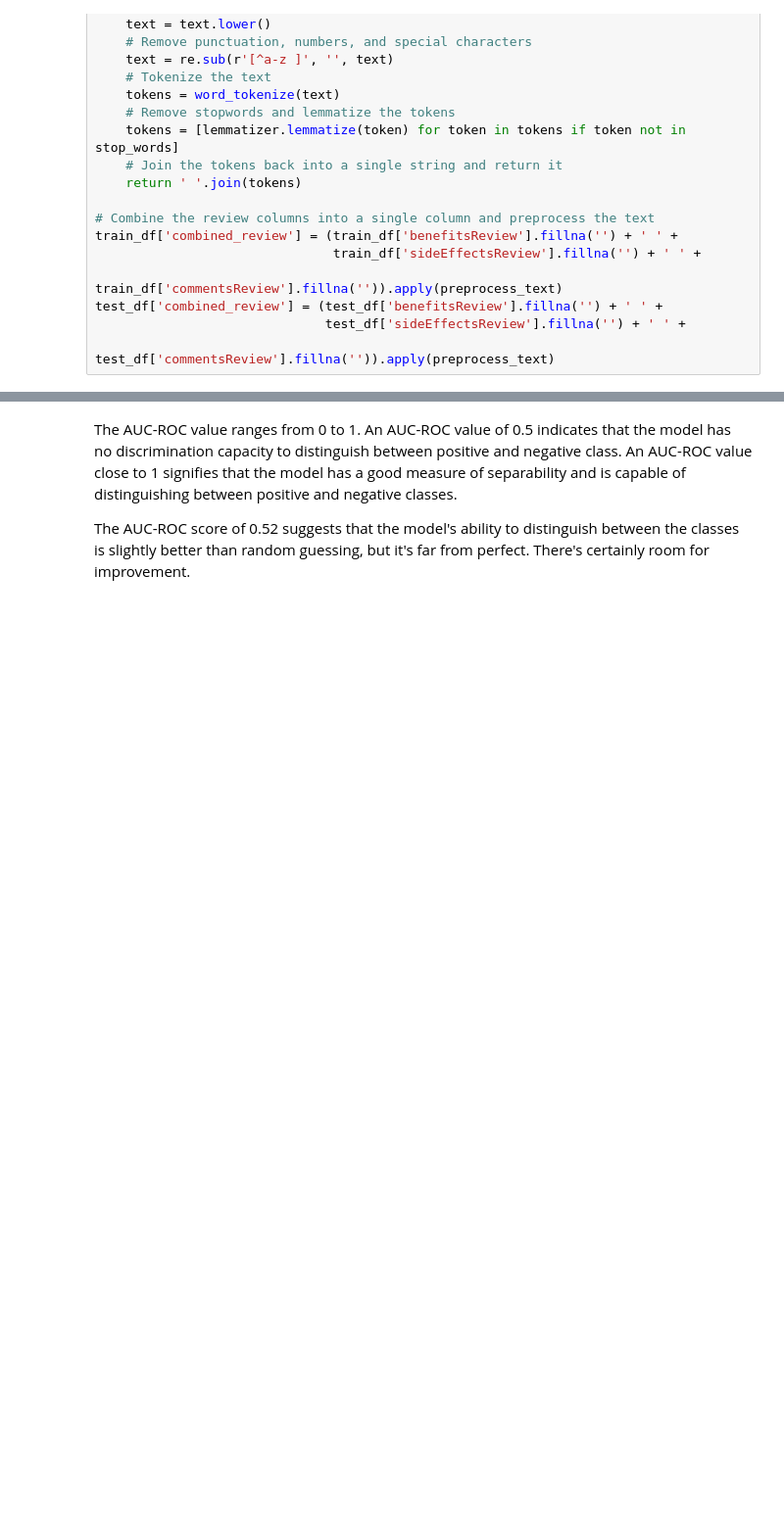
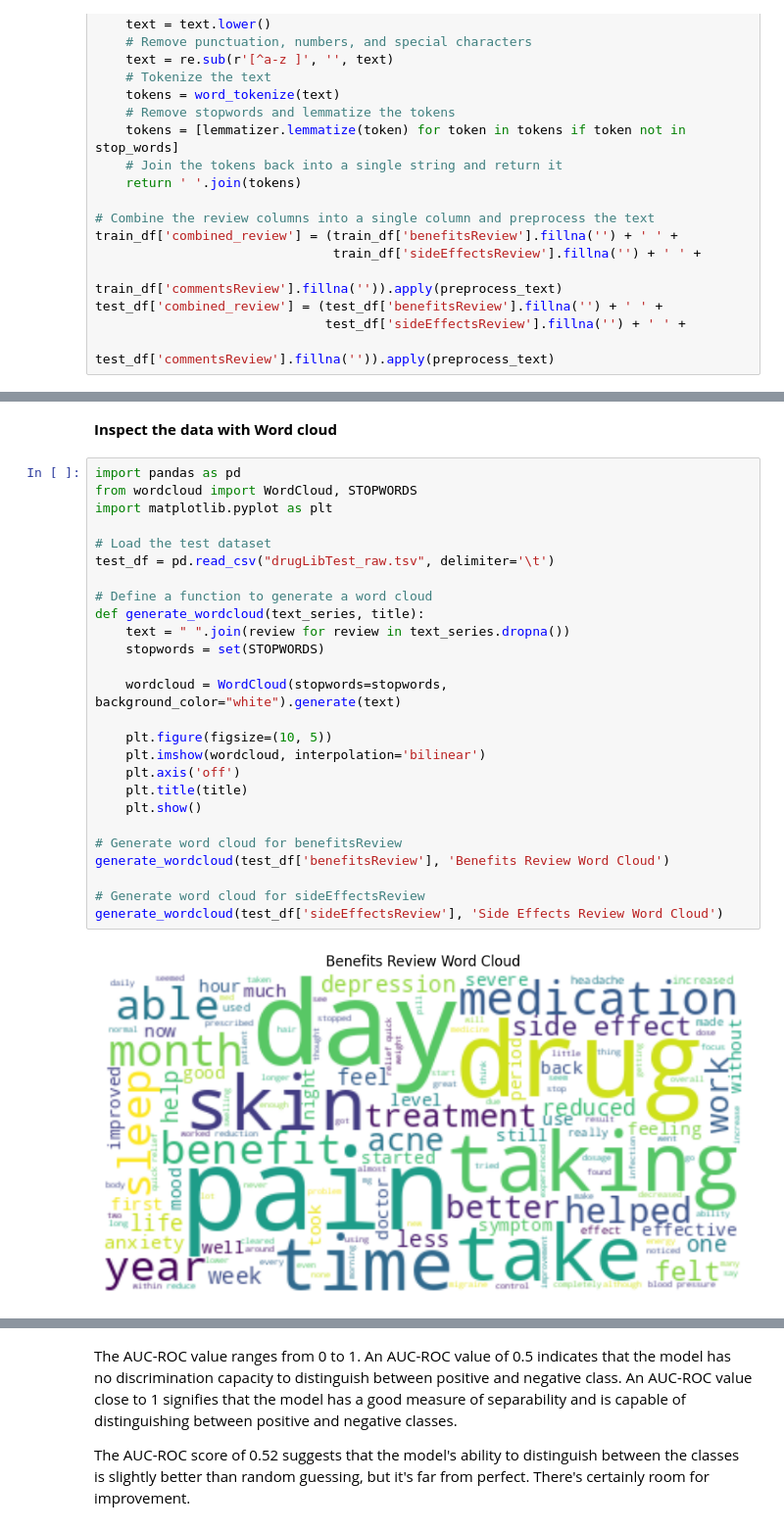
Before and after one commit to TAlkam/Sentiment-Analysis-on-Drug-Reviews, a Jupyter notebook: Sentiment_Analysis.ipynb, the cells around one changed output, grey strips where cells are left out. Shown at 98% size. Saved outputs shown, nothing was run; the diff lists cells and outputs as text; blank space fills up the shorter version.

```diff
--- a/Sentiment_Analysis.ipynb
+++ b/Sentiment_Analysis.ipynb
@@ -151,0 +245,30 @@ plt.show()
+# %% [markdown]
+**Inspect the data with Word cloud**
+# %%
+import pandas as pd
+from wordcloud import WordCloud, STOPWORDS
+import matplotlib.pyplot as plt
+
+# Load the test dataset
+test_df = pd.read_csv("drugLibTest_raw.tsv", delimiter='\t')
+
+# Define a function to generate a word cloud
+def generate_wordcloud(text_series, title):
+    text = " ".join(review for review in text_series.dropna())
+    stopwords = set(STOPWORDS)
+
+    wordcloud = WordCloud(stopwords=stopwords, background_color="white").generate(text)
+
+    plt.figure(figsize=(10, 5))
+    plt.imshow(wordcloud, interpolation='bilinear')
+    plt.axis('off')
+    plt.title(title)
+    plt.show()
+
+# Generate word cloud for benefitsReview
+generate_wordcloud(test_df['benefitsReview'], 'Benefits Review Word Cloud')
+
+# Generate word cloud for sideEffectsReview
+generate_wordcloud(test_df['sideEffectsReview'], 'Side Effects Review Word Cloud')
+# %% [output]
+[figure, added]
```
Also changed, not shown: parts of 60 cells of this notebook.
